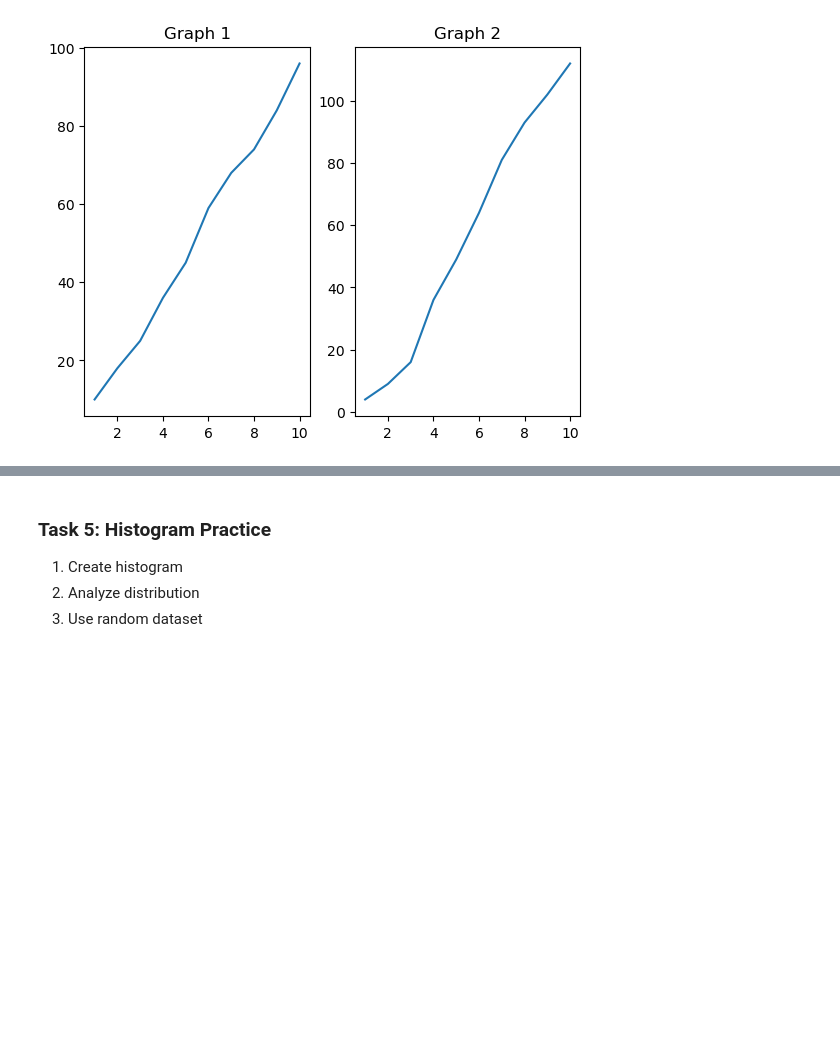
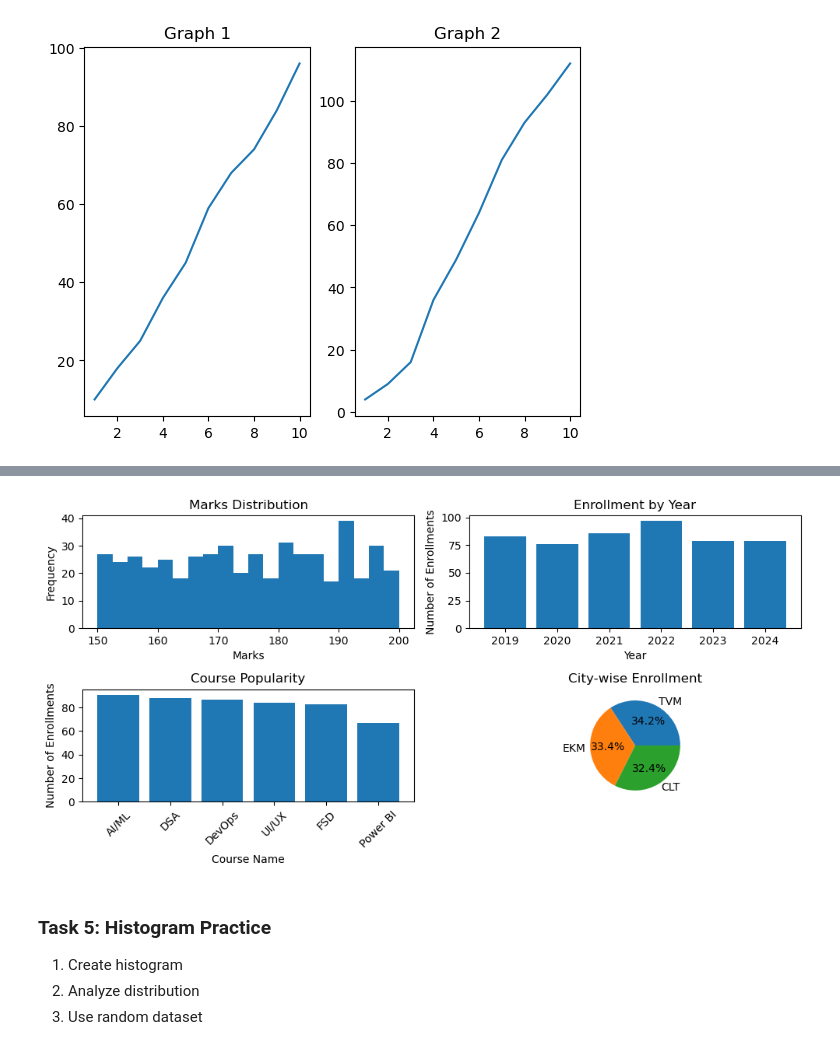
Before and after one commit to SreyaV96/AI-ML-Internship, a Jupyter notebook: Day-31/day-31.ipynb, the cells around one changed output, grey strips where cells are left out. Cells and saved outputs as stored; diff of their text form; code cells hidden in the pictures; blank space fills up the shorter version.

```diff
--- a/Day-31/day-31.ipynb
+++ b/Day-31/day-31.ipynb
@@ -58,3 +95,43 @@ plt.show()
+# %%
+#create 4 subplot
+import matplotlib.pyplot as plt
+
+plt.figure(figsize=(10,5))
+
+# 1. Marks Distribution
+plt.subplot(2,2,1)
+plt.hist(df["Marks"], bins=20)
+plt.xlabel("Marks")
+plt.ylabel("Frequency")
+plt.title("Marks Distribution")
+
+# 2. Enrollment by Year
+plt.subplot(2,2,2)
+year_counts = df["Year"].value_counts().sort_index()
+plt.bar(year_counts.index, year_counts.values)
+plt.title("Enrollment by Year")
+plt.xlabel("Year")
+plt.ylabel("Number of Enrollments")
+
+# 3. Course Popularity
+plt.subplot(2,2,3)
+course_counts = df["Course"].value_counts()
+plt.bar(course_counts.index, course_counts.values)
+plt.title("Course Popularity")
+plt.xlabel("Course Name")
+plt.ylabel("Number of Enrollments")
+plt.xticks(rotation=45)
+
+# 4. City-wise Enrollment
+plt.subplot(2,2,4)
+city_counts = df["City"].value_counts()
+plt.pie(city_counts.values, labels=city_counts.index, autopct='%1.1f%%')
+plt.title("City-wise Enrollment")
+
+plt.tight_layout()
+plt.show()
+# %% [output]
+[figure, added]
 # %% [markdown]
 ### Task 5: Histogram Practice
 1. Create histogram
```
Also changed, not shown: parts of 6 cells of this notebook, 3 other files.
